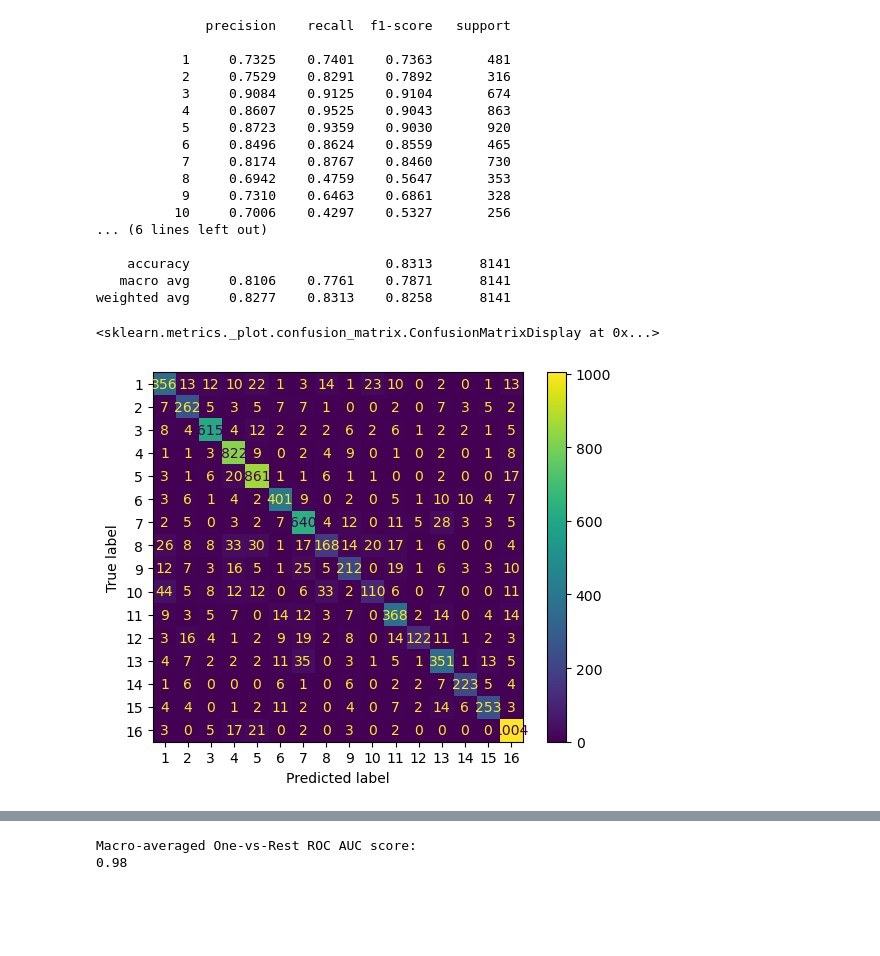
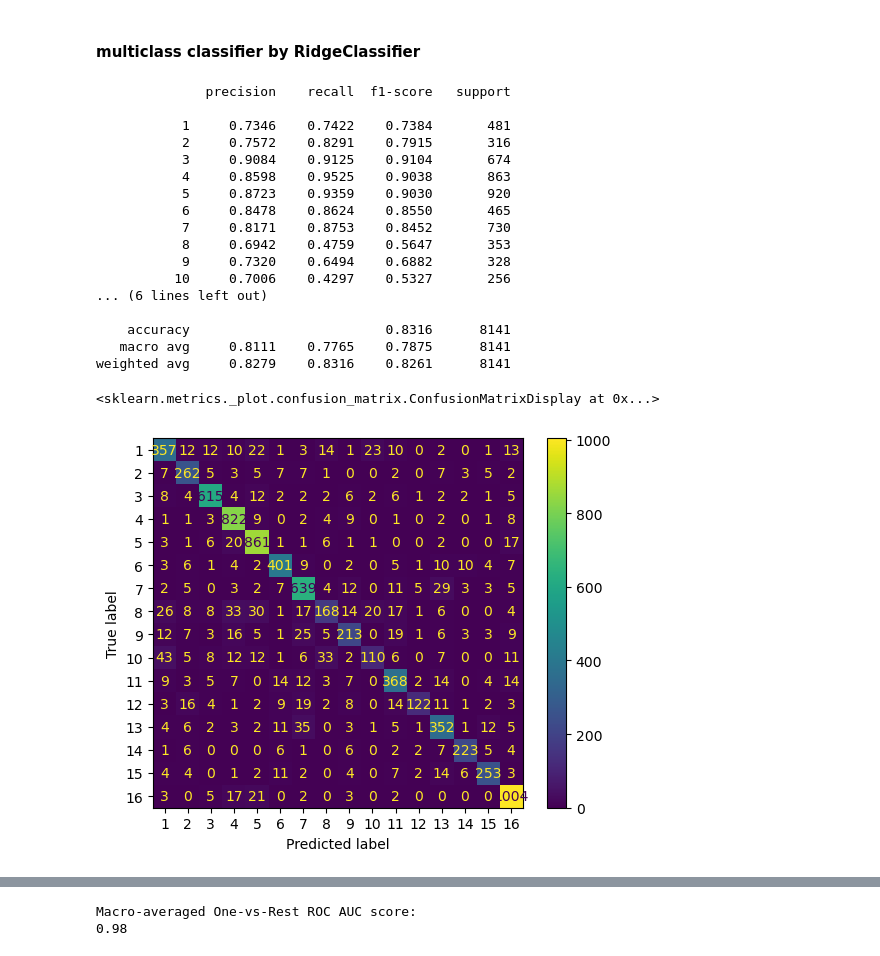
Before and after one commit to yingli/applieddatascience, a Jupyter notebook: sample_code/NB28_nlp_classication_evaluation.ipynb, the cells around one changed output, grey strips where cells are left out. Cells and saved outputs as stored; diff of their text form; code cells hidden in the pictures; blank space fills up the shorter version.

```diff
--- a/sample_code/NB28_nlp_classication_evaluation.ipynb
+++ b/sample_code/NB28_nlp_classication_evaluation.ipynb
@@ -75,27 +61,34 @@ X_test_scaled = scaler.transform(X_test)
+# %% [markdown]
+#### multiclass classifier by RidgeClassifier
 # %%
-from sklearn.linear_model import RidgeClassifier
+docs = text_df.embedding.tolist()
+scaler = preprocessing.MinMaxScaler().fit(docs)
+X = scaler.transform(docs)
+y = text_df.sdg
+X_train, X_test, y_train, y_test = \
+    train_test_split(X, y, test_size=0.33, random_state=7)
 ridge_clf = RidgeClassifier(tol=1e-2, solver="sparse_cg")
-ridge_clf = ridge_clf.fit(X_train_scaled, y_train)
-y_pred = ridge_clf.predict(X_test_scaled)
+ridge_clf = ridge_clf.fit(X_train, y_train)
+y_pred = ridge_clf.predict(X_test)
 print(metrics.classification_report(y_test,y_pred, digits = 4))
 ConfusionMatrixDisplay.from_predictions(y_test, y_pred)
 # %% [output]
               precision    recall  f1-score   support
 
-           1     0.7325    0.7401    0.7363       481
-           2     0.7529    0.8291    0.7892       316
+           1     0.7346    0.7422    0.7384       481
+           2     0.7572    0.8291    0.7915       316
            3     0.9084    0.9125    0.9104       674
-           4     0.8607    0.9525    0.9043       863
+           4     0.8598    0.9525    0.9038       863
            5     0.8723    0.9359    0.9030       920
-           6     0.8496    0.8624    0.8559       465
-           7     0.8174    0.8767    0.8460       730
+           6     0.8478    0.8624    0.8550       465
+           7     0.8171    0.8753    0.8452       730
            8     0.6942    0.4759    0.5647       353
-           9     0.7310    0.6463    0.6861       328
+           9     0.7320    0.6494    0.6882       328
           10     0.7006    0.4297    0.5327       256
 ... (6 lines left out)
 
-    accuracy                         0.8313      8141
-   macro avg     0.8106    0.7761    0.7871      8141
-weighted avg     0.8277    0.8313    0.8258      8141
+    accuracy                         0.8316      8141
+   macro avg     0.8111    0.7765    0.7875      8141
+weighted avg     0.8279    0.8316    0.8261      8141
 <sklearn.metrics._plot.confusion_matrix.ConfusionMatrixDisplay at 0x...>
-[figure, old version]
+[figure, new version]
```
Also changed, not shown: parts of 31 cells of this notebook, 2 other files.
